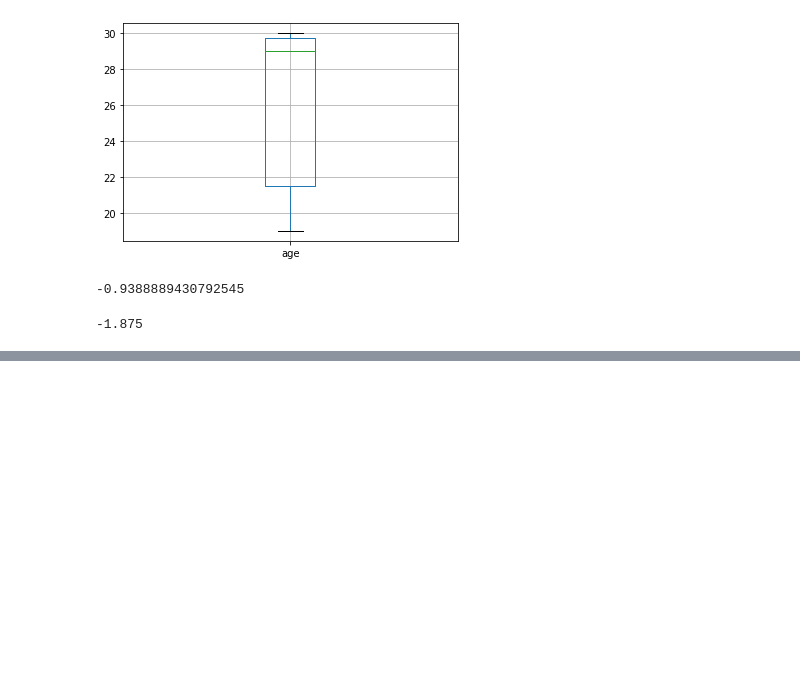
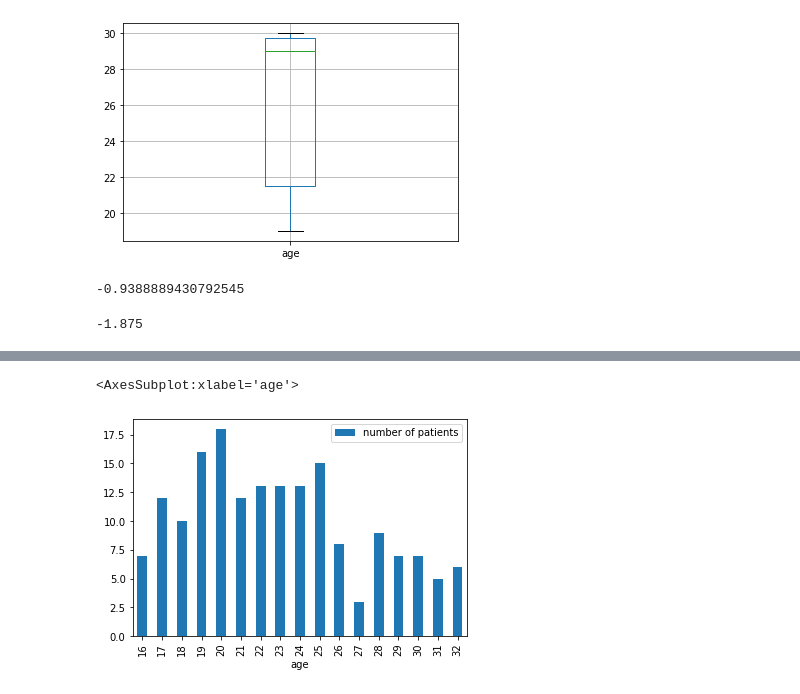
Before and after one commit to AgnesGru/Statistics_in_Python, a Jupyter notebook: Data Analysis.ipynb, the cells around one changed output, grey strips where cells are left out. Drawn from its saved outputs; the diff is of its cells as text; code cells hidden in the pictures; blank space fills up the shorter version.

```diff
--- a/Data Analysis.ipynb
+++ b/Data Analysis.ipynb
@@ -191,0 +216,2 @@ df.age.kurt() # positive curtosis = ostry pik a negative curtosis = płaski rozk
+# %%
+df = pd.read_csv("C:/Users/User/GIT/Statystyka w Python/Statistics_in_Python/arkusze_do_analiz/LowBirthWeight.csv",sep=";")
@@ -191,0 +229,6 @@ df.age.kurt() # positive curtosis = ostry pik a negative curtosis = płaski rozk
+# %%
+wiek_grupped = df["Wiek"].value_counts().sort_index()
+df_wiek_grouped = wiek_grupped.reset_index()
+df_wiek_grouped.columns = ['age', 'number of patients']
+# print(df_wiek_grouped)
+df_wiek_grouped.to_dict()
@@ -191,0 +253,5 @@ df.age.kurt() # positive curtosis = ostry pik a negative curtosis = płaski rozk
+# %%
+df_wiek_grouped.plot.bar("age", "number of patients")
+# %% [output]
+<AxesSubplot:xlabel='age'>
+[figure, added]
```
Also changed, not shown: parts of 11 cells of this notebook, 3 other files.
